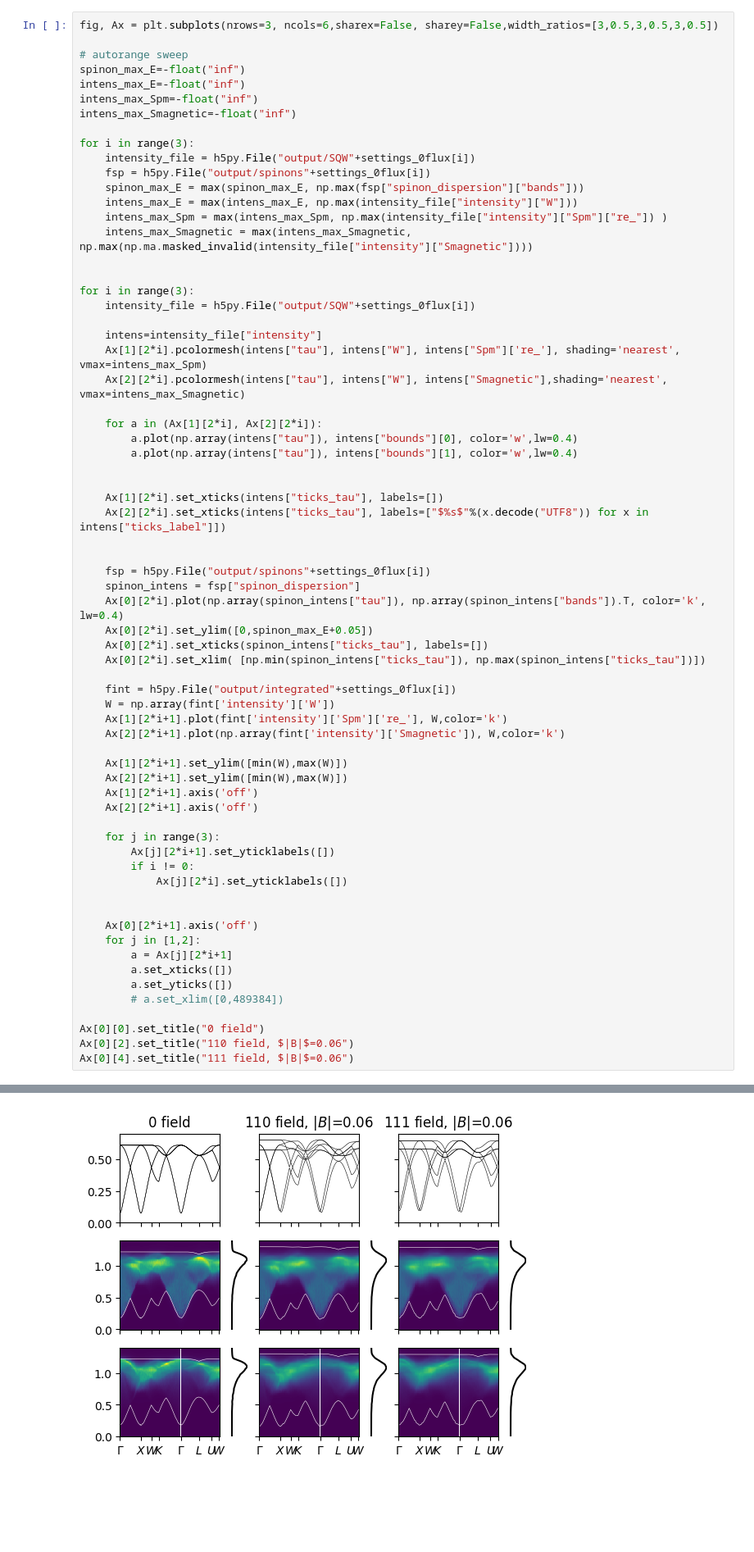
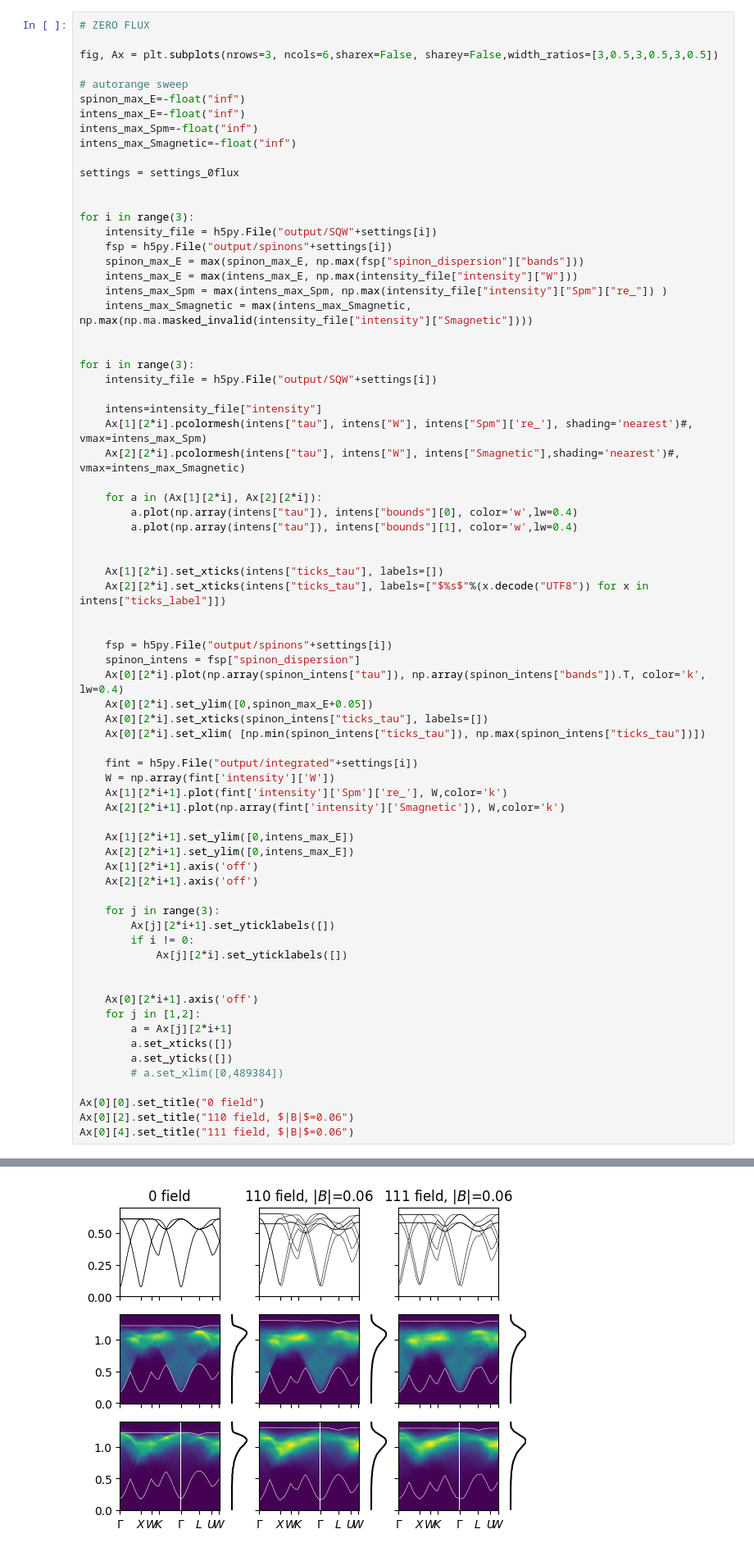
Before and after one commit to Spuriosity1/qsi-spinon-gmft, a Jupyter notebook: plot_pretty.ipynb, the cells around one changed output, grey strips where cells are left out. Shown at 82% size. Drawn from its saved outputs; the diff is of its cells as text; blank space fills up the shorter version.

```diff
--- a/plot_pretty.ipynb
+++ b/plot_pretty.ipynb
@@ -20,4 +31,6 @@ f = h5py.File(files_0flux[0])
 # %%
+# ZERO FLUX
+
 fig, Ax = plt.subplots(nrows=3, ncols=6,sharex=False, sharey=False,width_ratios=[3,0.5,3,0.5,3,0.5])
 
 # autorange sweep
@@ -26,9 +39,12 @@ intens_max_E=-float("inf")
 intens_max_Spm=-float("inf")
 intens_max_Smagnetic=-float("inf")
 
+settings = settings_0flux
+
+
 for i in range(3):
-    intensity_file = h5py.File("output/SQW"+settings_0flux[i])
-    fsp = h5py.File("output/spinons"+settings_0flux[i])
+    intensity_file = h5py.File("output/SQW"+settings[i])
+    fsp = h5py.File("output/spinons"+settings[i])
     spinon_max_E = max(spinon_max_E, np.max(fsp["spinon_dispersion"]["bands"]))
     intens_max_E = max(intens_max_E, np.max(intensity_file["intensity"]["W"]))
     intens_max_Spm = max(intens_max_Spm, np.max(intensity_file["intensity"]["Spm"]["re_"]) )
@@ -36,11 +52,11 @@ for i in range(3):
 
 
 for i in range(3):
-    intensity_file = h5py.File("output/SQW"+settings_0flux[i])
+    intensity_file = h5py.File("output/SQW"+settings[i])
 
     intens=intensity_file["intensity"]
-    Ax[1][2*i].pcolormesh(intens["tau"], intens["W"], intens["Spm"]['re_'], shading='nearest', vmax=intens_max_Spm)
-    Ax[2][2*i].pcolormesh(intens["tau"], intens["W"], intens["Smagnetic"],shading='nearest', vmax=intens_max_Smagnetic)
+    Ax[1][2*i].pcolormesh(intens["tau"], intens["W"], intens["Spm"]['re_'], shading='nearest')#, vmax=intens_max_Spm)
+    Ax[2][2*i].pcolormesh(intens["tau"], intens["W"], intens["Smagnetic"],shading='nearest')#, vmax=intens_max_Smagnetic)
 
     for a in (Ax[1][2*i], Ax[2][2*i]):
         a.plot(np.array(intens["tau"]), intens["bounds"][0], color='w',lw=0.4)
@@ -51,40 +67,40 @@ for i in range(3):
     Ax[2][2*i].set_xticks(intens["ticks_tau"], labels=["$%s$"%(x.decode("UTF8")) for x in intens["ticks_label"]])
 
 
-    fsp = h5py.File("output/spinons"+settings_0flux[i])
+    fsp = h5py.File("output/spinons"+settings[i])
     spinon_intens = fsp["spinon_dispersion"]
     Ax[0][2*i].plot(np.array(spinon_intens["tau"]), np.array(spinon_intens["bands"]).T, color='k', lw=0.4)
     Ax[0][2*i].set_ylim([0,spinon_max_E+0.05])
     Ax[0][2*i].set_xticks(spinon_intens["ticks_tau"], labels=[])
     Ax[0][2*i].set_xlim( [np.min(spinon_intens["ticks_tau"]), np.max(spinon_intens["ticks_tau"])])
 
-    fint = h5py.File("output/integrated"+settings_0flux[i])
+    fint = h5py.File("output/integrated"+settings[i])
     W = np.array(fint['intensity']['W'])
     Ax[1][2*i+1].plot(fint['intensity']['Spm']['re_'], W,color='k')
     Ax[2][2*i+1].plot(np.array(fint['intensity']['Smagnetic']), W,color='k')
 
-    Ax[1][2*i+1].set_ylim([min(W),max(W)])
-    Ax[2][2*i+1].set_ylim([min(W),max(W)])
+    Ax[1][2*i+1].set_ylim([0,intens_max_E])
+    Ax[2][2*i+1].set_ylim([0,intens_max_E])
     Ax[1][2*i+1].axis('off')
     Ax[2][2*i+1].axis('off')
 
     for j in range(3):
         Ax[j][2*i+1].set_yticklabels([])
         if i != 0:
             Ax[j][2*i].set_yticklabels([])
 
 
     Ax[0][2*i+1].axis('off')
     for j in [1,2]:
         a = Ax[j][2*i+1]
         a.set_xticks([])
         a.set_yticks([])
         # a.set_xlim([0,489384])
 
 Ax[0][0].set_title("0 field")
 Ax[0][2].set_title("110 field, $|B|$=0.06")
 Ax[0][4].set_title("111 field, $|B|$=0.06")
 # %% [output]
 Text(0.5, 1.0, '111 field, $|B|$=0.06')
-[figure, old version]
+[figure, new version]
 # %%
```
Also changed, not shown: parts of 6 cells of this notebook, 1 other file.
